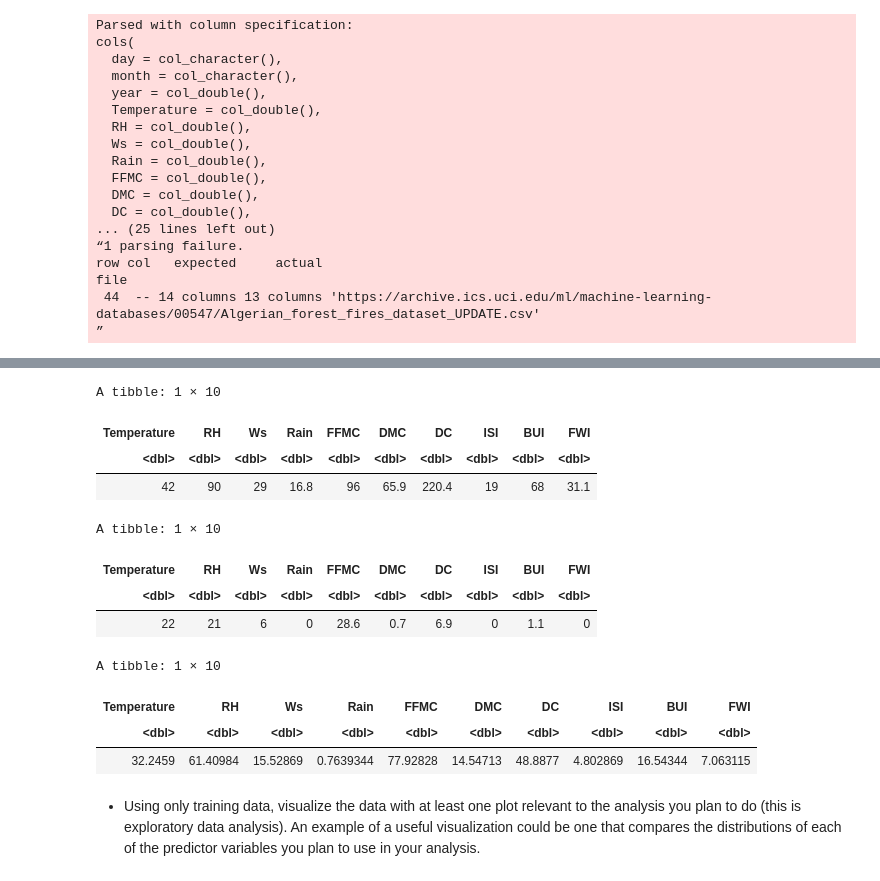
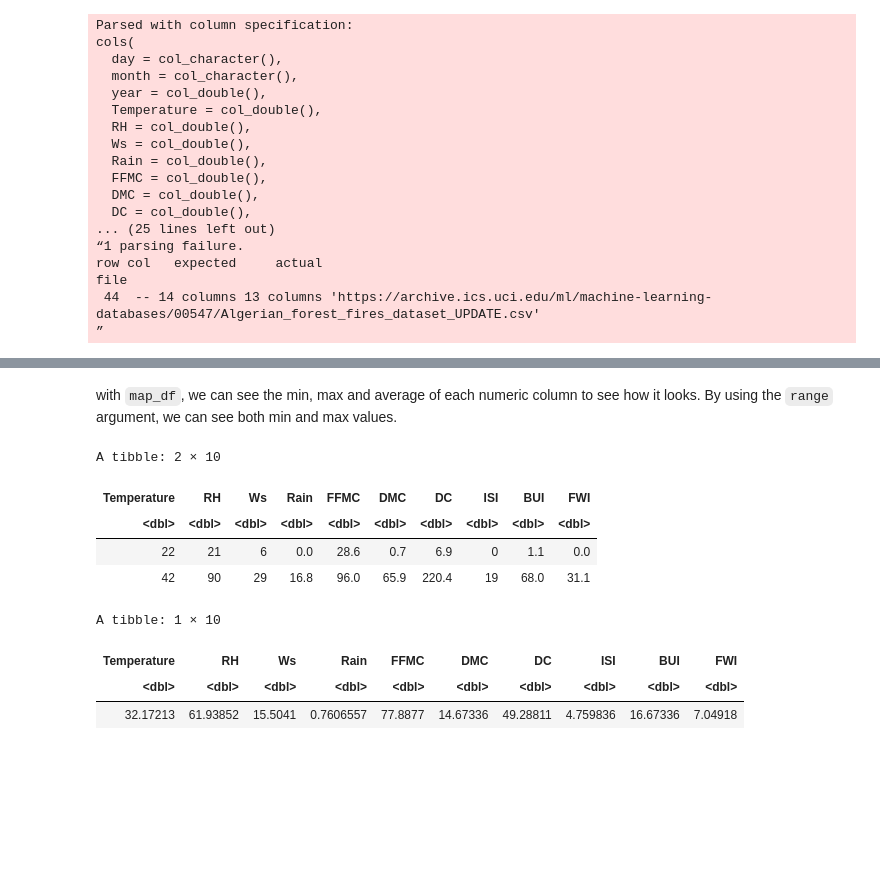
Before and after one commit to vangeliq/DSCII100_project_proposal, a Jupyter notebook: project_proposal.ipynb, the cells around one changed output, grey strips where cells are left out. Drawn from its saved outputs; the diff is of its cells as text; code cells hidden in the pictures; blank space fills up the shorter version.

```diff
--- a/project_proposal.ipynb
+++ b/project_proposal.ipynb
@@ -169,31 +134,23 @@ but it's hard to see so we should just visualise it instead
-# %%
-forest_fire_summary_max <- forest_fires_cleaned %>%
-    select(-Region,-Classes) %>%
-    map_df(max)
-
-forest_fire_summary_min <- forest_fires_cleaned %>%
-    select(-Region,-Classes) %>%
-    map_df(min)
-
-forest_fire_summary_mean <- forest_fires_cleaned %>%
-    select(-Region,-Classes) %>%
-    map_df(mean)
-
-forest_fire_summary_max
-forest_fire_summary_min
-forest_fire_summary_mean
-# %% [output]
-A tibble: 1 × 10
-| Temperature | RH | Ws | Rain | FFMC | DMC | DC | ISI | BUI | FWI |
-| <dbl> | <dbl> | <dbl> | <dbl> | <dbl> | <dbl> | <dbl> | <dbl> | <dbl> | <dbl> |
-| 42 | 90 | 29 | 16.8 | 96 | 65.9 | 220.4 | 19 | 68 | 31.1 |
-A tibble: 1 × 10
-| Temperature | RH | Ws | Rain | FFMC | DMC | DC | ISI | BUI | FWI |
-| <dbl> | <dbl> | <dbl> | <dbl> | <dbl> | <dbl> | <dbl> | <dbl> | <dbl> | <dbl> |
-| 22 | 21 | 6 | 0 | 28.6 | 0.7 | 6.9 | 0 | 1.1 | 0 |
-A tibble: 1 × 10
-| Temperature | RH | Ws | Rain | FFMC | DMC | DC | ISI | BUI | FWI |
-| <dbl> | <dbl> | <dbl> | <dbl> | <dbl> | <dbl> | <dbl> | <dbl> | <dbl> | <dbl> |
-| 32.2459 | 61.40984 | 15.52869 | 0.7639344 | 77.92828 | 14.54713 | 48.8877 | 4.802869 | 16.54344 | 7.063115 |
-# %% [markdown]
-- Using only training data, visualize the data with at least one plot relevant to the analysis you plan to do (this is exploratory data analysis). An example of a useful visualization could be one that compares the distributions of each of the predictor variables you plan to use in your analysis.
+# %% [markdown]
+with `map_df`, we can see the min, max and average of each numeric column to see how it looks. By using the `range` argument, we can see both min and max values.
+# %%
+forest_fire_summary_range <- forest_fires %>%
+    select(Temperature:FWI) %>%
+    map_df(range)
+
+forest_fire_summary_mean <- forest_fires %>%
+    select(Temperature:FWI) %>%
+    map_df(mean)
+
+forest_fire_summary_range
+forest_fire_summary_mean
+# %% [output]
+A tibble: 2 × 10
+| Temperature | RH | Ws | Rain | FFMC | DMC | DC | ISI | BUI | FWI |
+| <dbl> | <dbl> | <dbl> | <dbl> | <dbl> | <dbl> | <dbl> | <dbl> | <dbl> | <dbl> |
+| 22 | 21 | 6 | 0.0 | 28.6 | 0.7 | 6.9 | 0 | 1.1 | 0.0 |
+| 42 | 90 | 29 | 16.8 | 96.0 | 65.9 | 220.4 | 19 | 68.0 | 31.1 |
+A tibble: 1 × 10
+| Temperature | RH | Ws | Rain | FFMC | DMC | DC | ISI | BUI | FWI |
+| <dbl> | <dbl> | <dbl> | <dbl> | <dbl> | <dbl> | <dbl> | <dbl> | <dbl> | <dbl> |
+| 32.17213 | 61.93852 | 15.5041 | 0.7606557 | 77.8877 | 14.67336 | 49.28811 | 4.759836 | 16.67336 | 7.04918 |
```
Also changed, not shown: parts of 24 cells of this notebook.
